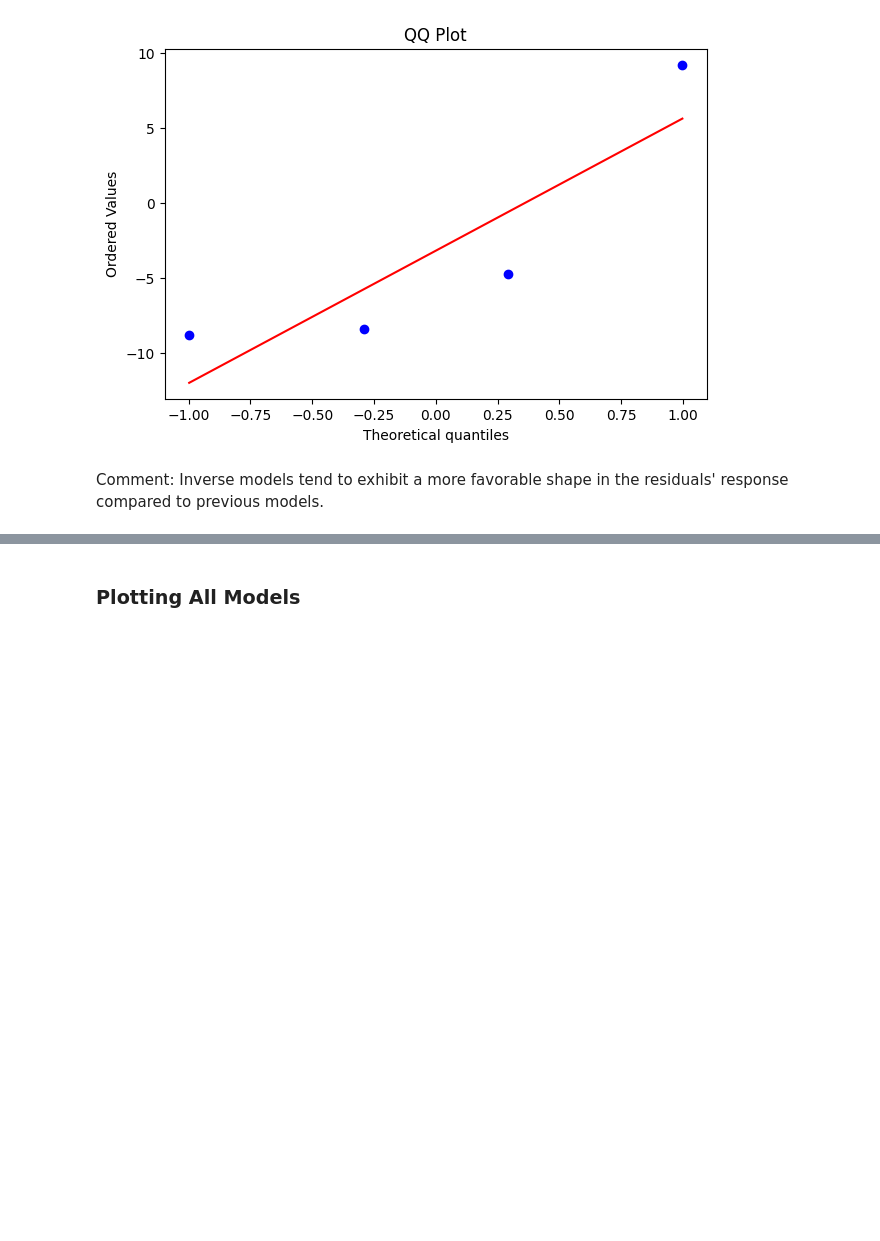
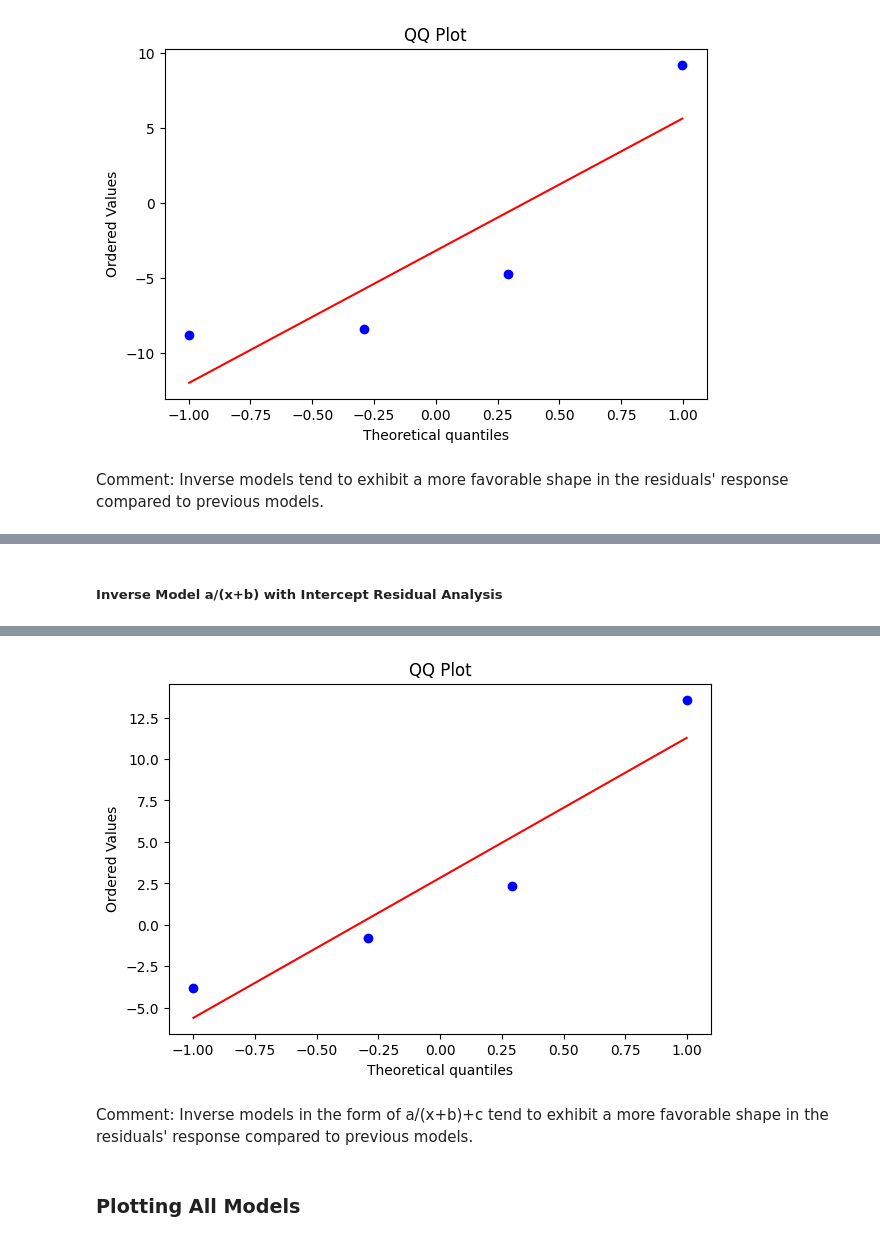
Before and after one commit to henze-research-group/adam, a Jupyter notebook: 05_Linear_Regression_Analysis_Using_Least_Squares/Problem_5_1.ipynb, the cells around one changed output, grey strips where cells are left out. Saved outputs shown, nothing was run; the diff lists cells and outputs as text; code cells hidden in the pictures; blank space fills up the shorter version.

```diff
--- a/05_Linear_Regression_Analysis_Using_Least_Squares/Problem_5_1.ipynb
+++ b/05_Linear_Regression_Analysis_Using_Least_Squares/Problem_5_1.ipynb
@@ -836,0 +892,34 @@ Inverse models tend to exhibit a more favorable shape in the residuals' response
+# %% [markdown]
+##### Inverse Model a/(x+b) with Intercept Residual Analysis #####
+# %%
+# Calculate the residuals
+predicted_values = model_func(Xinv2['x1'].iloc[test_index], a_fitted, b_fitted, c_fitted)
+residuals = y.iloc[test_index] - predicted_values
+# %%
+# Create a list to store the figures
+figures = []
+
+# Create a DataFrame for the current model's residuals
+residuals_df = pd.DataFrame({'Fitted value': predicted_values, 'Residual': residuals})
+
+# Residuals vs. Fitted Values Plot
+fig1 = px.scatter(residuals_df, x='Fitted value', y='Residual', title='Residuals vs. Fitted Values')
+#fig1.update_yaxes(range=[-1, 1])
+fig1.add_hline(y=0, line_dash="dash")
+figures.append(fig1)
+
+
+# Show the figures
+for fig in figures:
+    fig.update_layout(
+    width=700,  # Width of the figure in pixels
+    height=500, # Height of the figure in pixels
+    )
+    fig.show()
+# QQ Plot (Quantile-Quantile Plot)
+plt.figure(figsize=(700/100, 500/110))  # Adjust the width and height as needed
+
+qq_fig = stats.probplot(residuals, dist="norm", plot=plt)
+plt.title('QQ Plot')
+plt.show()
+# %% [output]
@@ -837,3 +927,7 @@ Inverse models tend to exhibit a more favorable shape in the residuals' response
+[figure, added]
+# %% [markdown]
+Comment:
+Inverse models in the form of a/(x+b)+c tend to exhibit a more favorable shape in the residuals' response compared to previous models.
 # %% [markdown]
 ### Plotting All Models ###
 # %%
```
Also changed, not shown: parts of 15 cells of this notebook, 1 other file.
